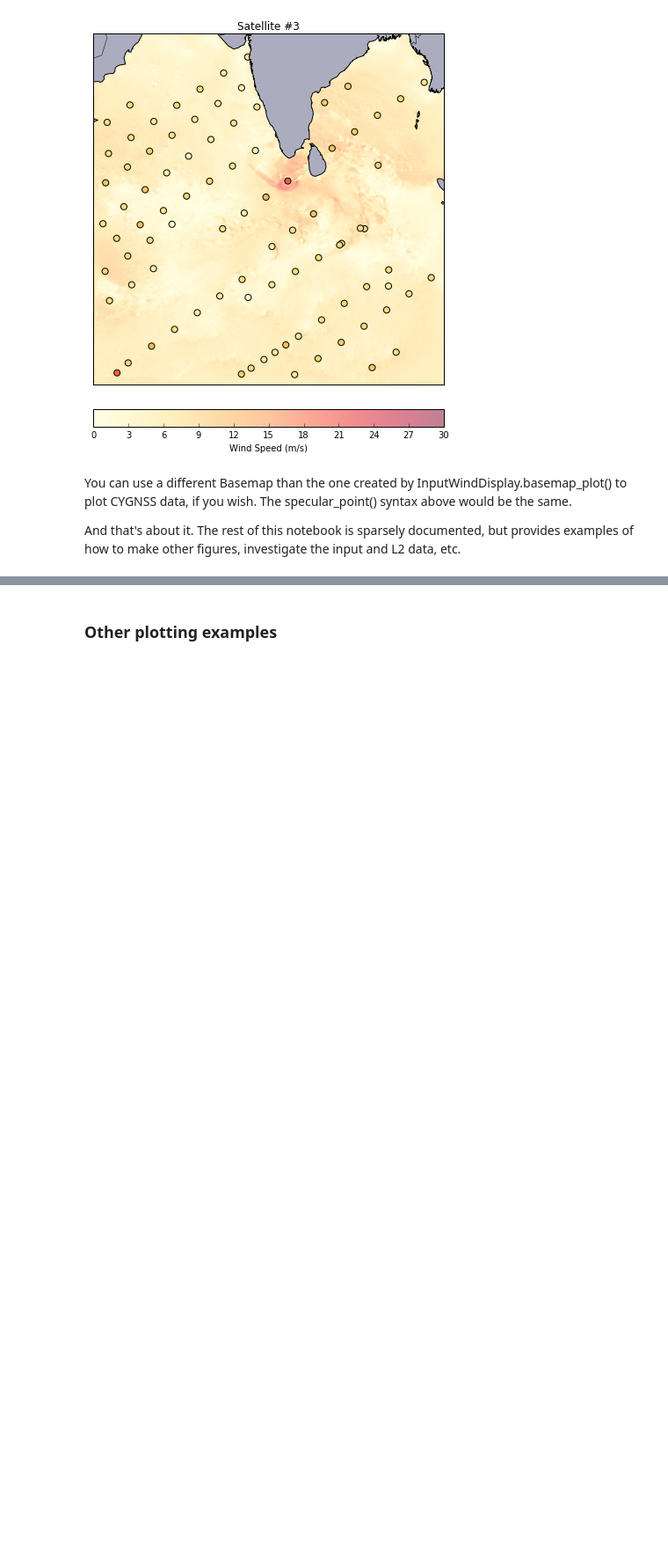
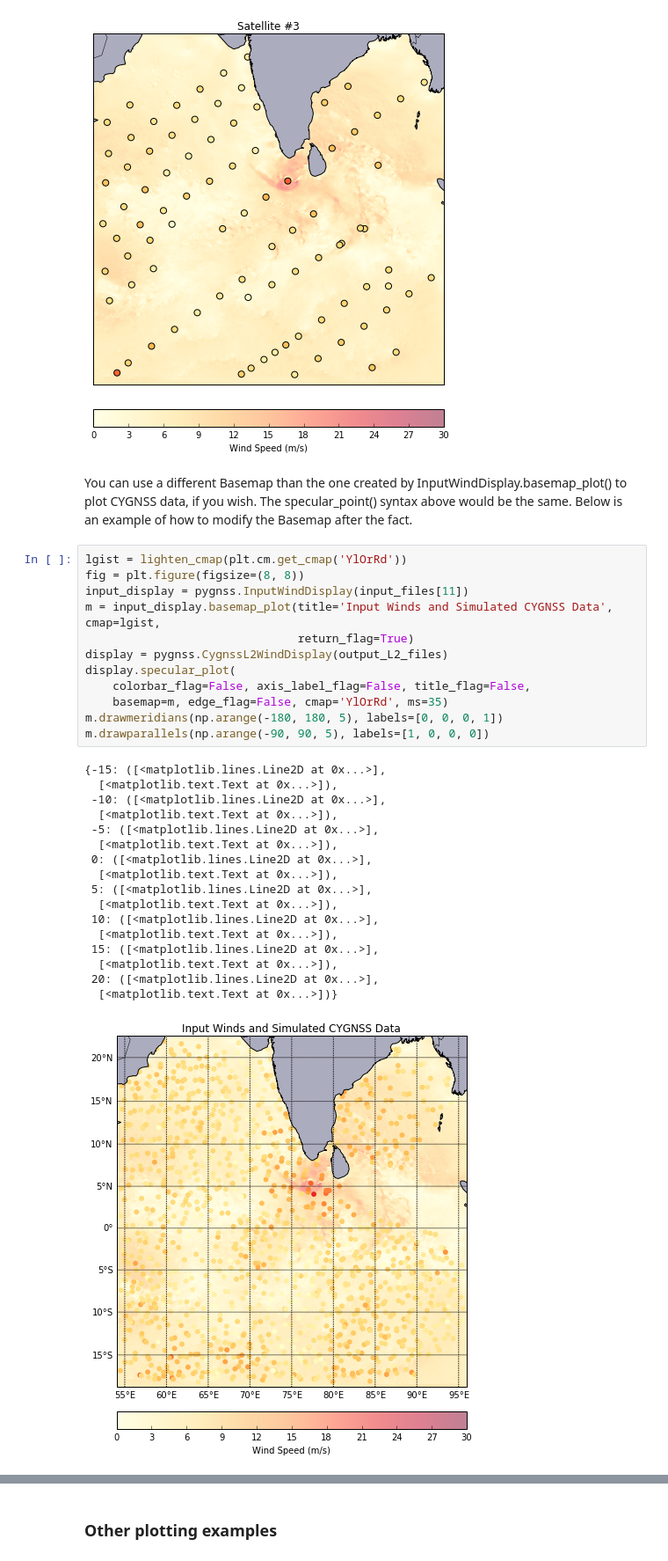
Before and after one commit to nasa/PyGNSS, a Jupyter notebook: notebooks/CYGNSS_L2_Python_Module_Demo.ipynb, the cells around one changed output, grey strips where cells are left out. Shown at 88% size. Saved outputs shown, nothing was run; the diff lists cells and outputs as text; blank space fills up the shorter version.

```diff
--- a/notebooks/CYGNSS_L2_Python_Module_Demo.ipynb
+++ b/notebooks/CYGNSS_L2_Python_Module_Demo.ipynb
@@ -186,6 +186,34 @@ ss_display.specular_plot(cmap='YlOrRd', colorbar_flag=False, edge_flag=True,
 # %% [output]
 [figure]
 # %% [markdown]
-You can use a different Basemap than the one created by InputWindDisplay.basemap_plot() to plot CYGNSS data, if you wish. The specular_point() syntax above would be the same.
-
-And that's about it. The rest of this notebook is sparsely documented, but provides examples of how to make other figures, investigate the input and L2 data, etc.
+You can use a different Basemap than the one created by InputWindDisplay.basemap_plot() to plot CYGNSS data, if you wish. The specular_point() syntax above would be the same. Below is an example of how to modify the Basemap after the fact.
+# %%
+lgist = lighten_cmap(plt.cm.get_cmap('YlOrRd'))
+fig = plt.figure(figsize=(8, 8))
+input_display = pygnss.InputWindDisplay(input_files[11])
+m = input_display.basemap_plot(title='Input Winds and Simulated CYGNSS Data', cmap=lgist,
+                               return_flag=True)
+display = pygnss.CygnssL2WindDisplay(output_L2_files)
+display.specular_plot(
+    colorbar_flag=False, axis_label_flag=False, title_flag=False,
+    basemap=m, edge_flag=False, cmap='YlOrRd', ms=35)
+m.drawmeridians(np.arange(-180, 180, 5), labels=[0, 0, 0, 1])
+m.drawparallels(np.arange(-90, 90, 5), labels=[1, 0, 0, 0])
+# %% [output]
+{-15: ([<matplotlib.lines.Line2D at 0x...>],
+  [<matplotlib.text.Text at 0x...>]),
+ -10: ([<matplotlib.lines.Line2D at 0x...>],
+  [<matplotlib.text.Text at 0x...>]),
+ -5: ([<matplotlib.lines.Line2D at 0x...>],
+  [<matplotlib.text.Text at 0x...>]),
+ 0: ([<matplotlib.lines.Line2D at 0x...>],
+  [<matplotlib.text.Text at 0x...>]),
+ 5: ([<matplotlib.lines.Line2D at 0x...>],
+  [<matplotlib.text.Text at 0x...>]),
+ 10: ([<matplotlib.lines.Line2D at 0x...>],
+  [<matplotlib.text.Text at 0x...>]),
+ 15: ([<matplotlib.lines.Line2D at 0x...>],
+  [<matplotlib.text.Text at 0x...>]),
+ 20: ([<matplotlib.lines.Line2D at 0x...>],
+  [<matplotlib.text.Text at 0x...>])}
+[figure, added]
```
Also changed, not shown: parts of 7 cells of this notebook, 1 other file.
